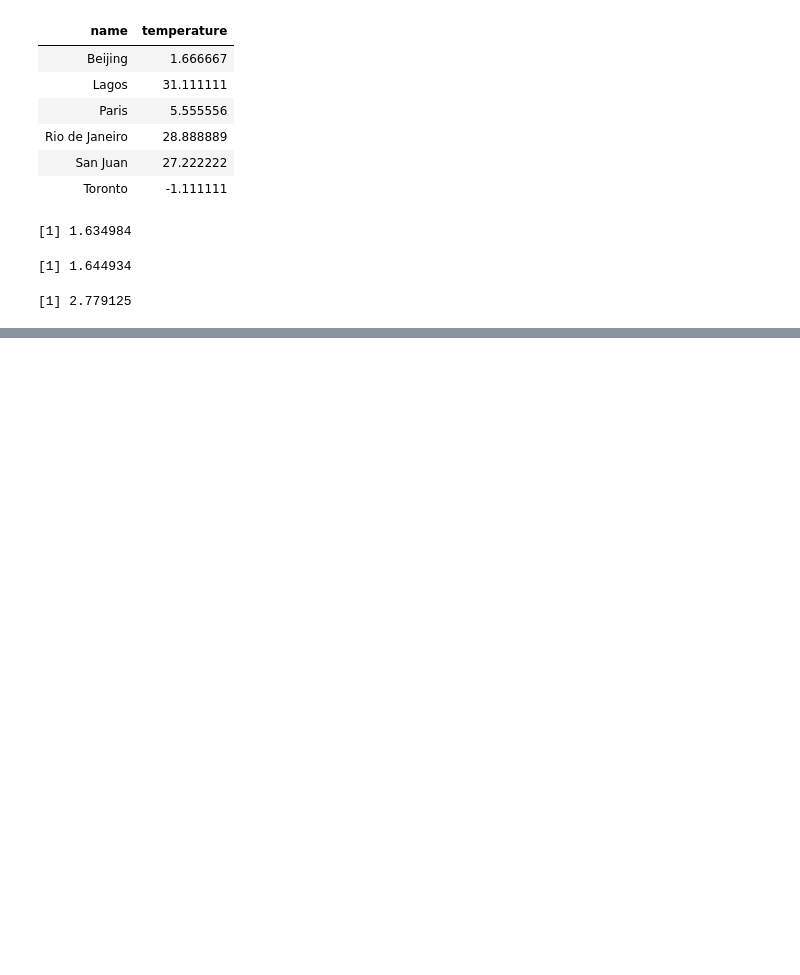
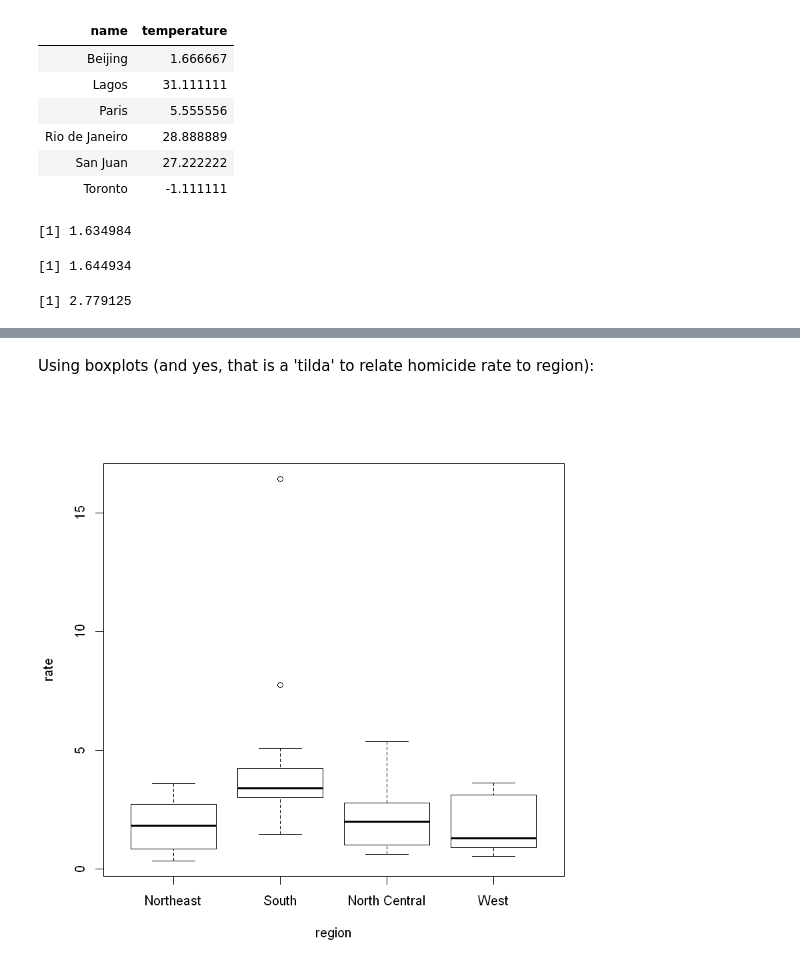
Before and after one commit to tanorian/Data_Science_with_R, a Jupyter notebook: Chapter 2.ipynb, the cells around one changed output, grey strips where cells are left out. Saved outputs shown, nothing was run; the diff lists cells and outputs as text; code cells hidden in the pictures; blank space fills up the shorter version.

```diff
--- a/Chapter 2.ipynb
+++ b/Chapter 2.ipynb
@@ -839,0 +988,7 @@ mean(100000*murder_rate)
+# %% [markdown]
+Using boxplots (and yes, that is a 'tilda' to relate homicide rate to region):
+# %%
+murders$rate <- with(murders, total/population*100000)
+boxplot(rate~region, data = murders)
+# %% [output]
+[figure, added]
```
Also changed, not shown: parts of 42 cells of this notebook.
